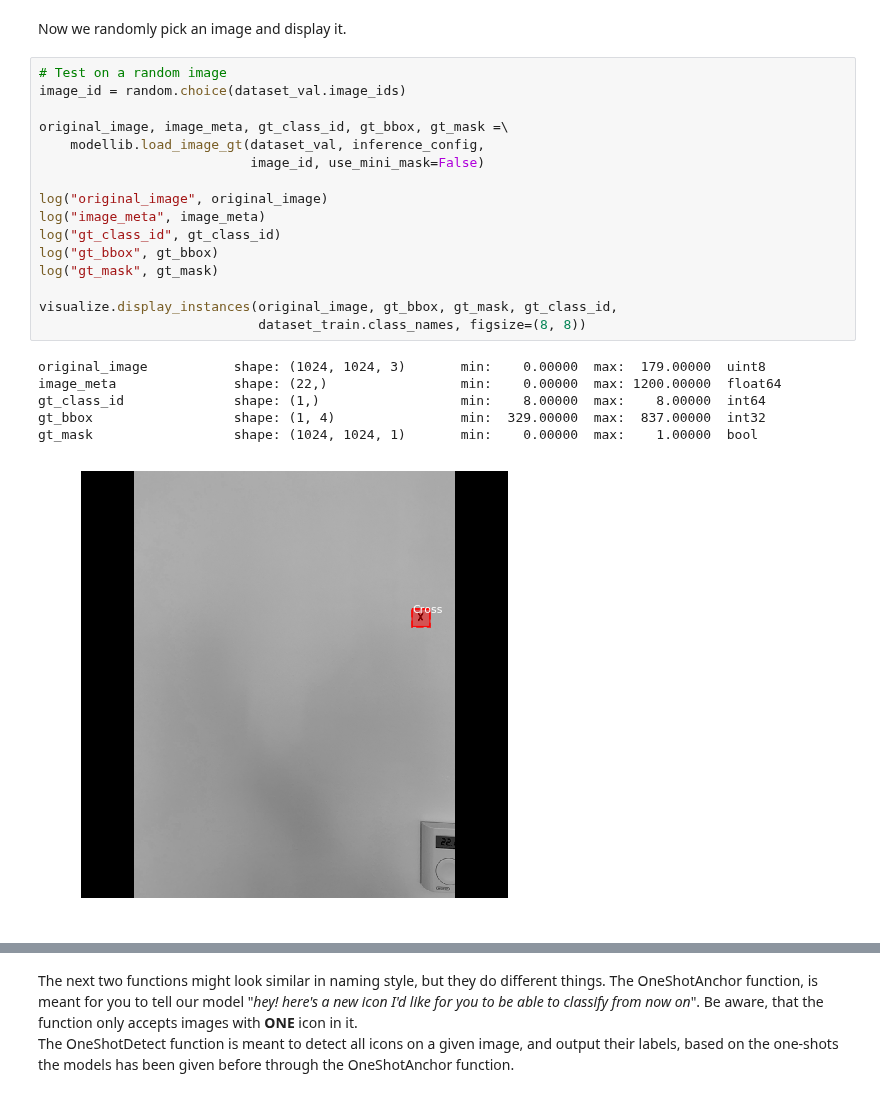
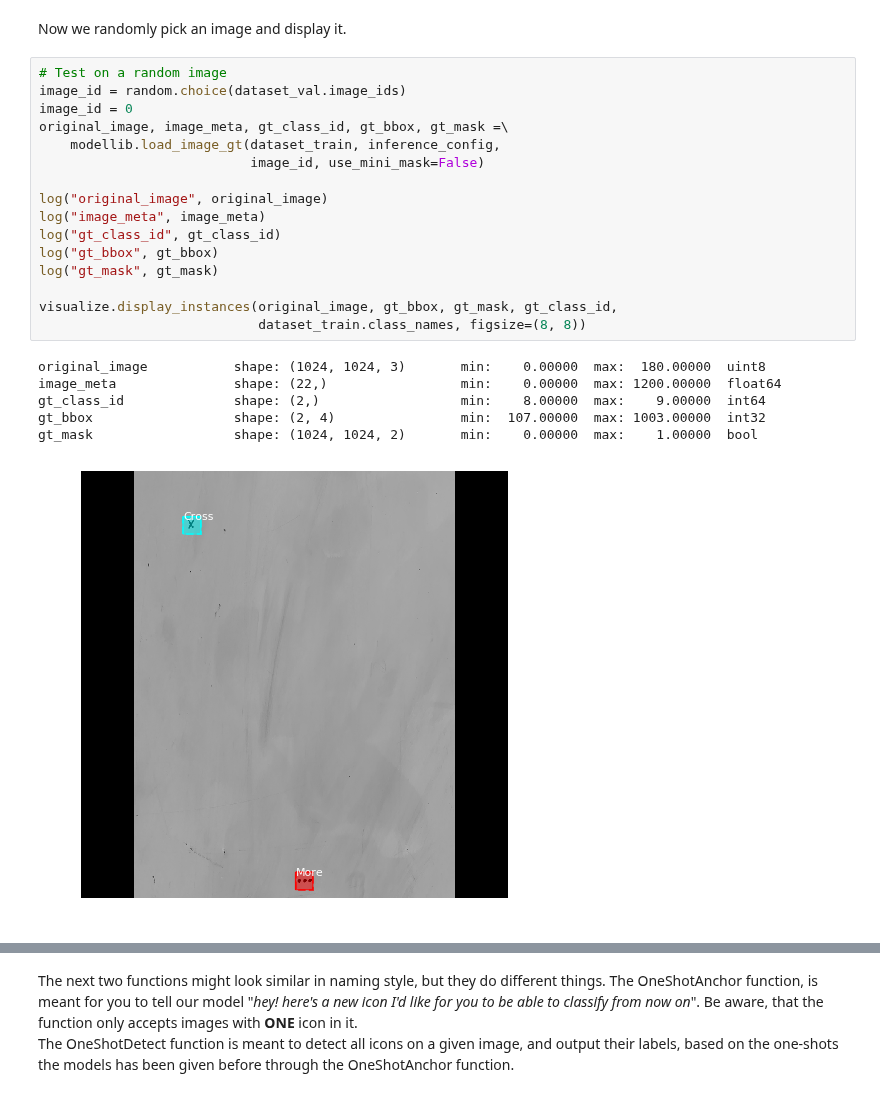
Before and after one commit to matterport/Mask_RCNN, a Jupyter notebook: samples/wireframe/One-Shot.ipynb, the cells around one changed output, grey strips where cells are left out. Saved outputs shown, nothing was run; the diff lists cells and outputs as text.

```diff
--- a/samples/wireframe/One-Shot.ipynb
+++ b/samples/wireframe/One-Shot.ipynb
@@ -118,23 +120,23 @@ Now we randomly pick an image and display it.
 # %%
 # Test on a random image
 image_id = random.choice(dataset_val.image_ids)
-
+image_id = 0
 original_image, image_meta, gt_class_id, gt_bbox, gt_mask =\
-    modellib.load_image_gt(dataset_val, inference_config,
+    modellib.load_image_gt(dataset_train, inference_config,
                            image_id, use_mini_mask=False)
 
 log("original_image", original_image)
 log("image_meta", image_meta)
 log("gt_class_id", gt_class_id)
 log("gt_bbox", gt_bbox)
 log("gt_mask", gt_mask)
 
 visualize.display_instances(original_image, gt_bbox, gt_mask, gt_class_id,
                             dataset_train.class_names, figsize=(8, 8))
 # %% [output]
-original_image           shape: (1024, 1024, 3)       min:    0.00000  max:  179.00000  uint8
+original_image           shape: (1024, 1024, 3)       min:    0.00000  max:  180.00000  uint8
 image_meta               shape: (22,)                 min:    0.00000  max: 1200.00000  float64
-gt_class_id              shape: (1,)                  min:    8.00000  max:    8.00000  int64
-gt_bbox                  shape: (1, 4)                min:  329.00000  max:  837.00000  int32
-gt_mask                  shape: (1024, 1024, 1)       min:    0.00000  max:    1.00000  bool
+gt_class_id              shape: (2,)                  min:    8.00000  max:    9.00000  int64
+gt_bbox                  shape: (2, 4)                min:  107.00000  max: 1003.00000  int32
+gt_mask                  shape: (1024, 1024, 2)       min:    0.00000  max:    1.00000  bool
-[figure, old version]
+[figure, new version]
```
Also changed, not shown: parts of 5 cells of this notebook, 6 other files.
